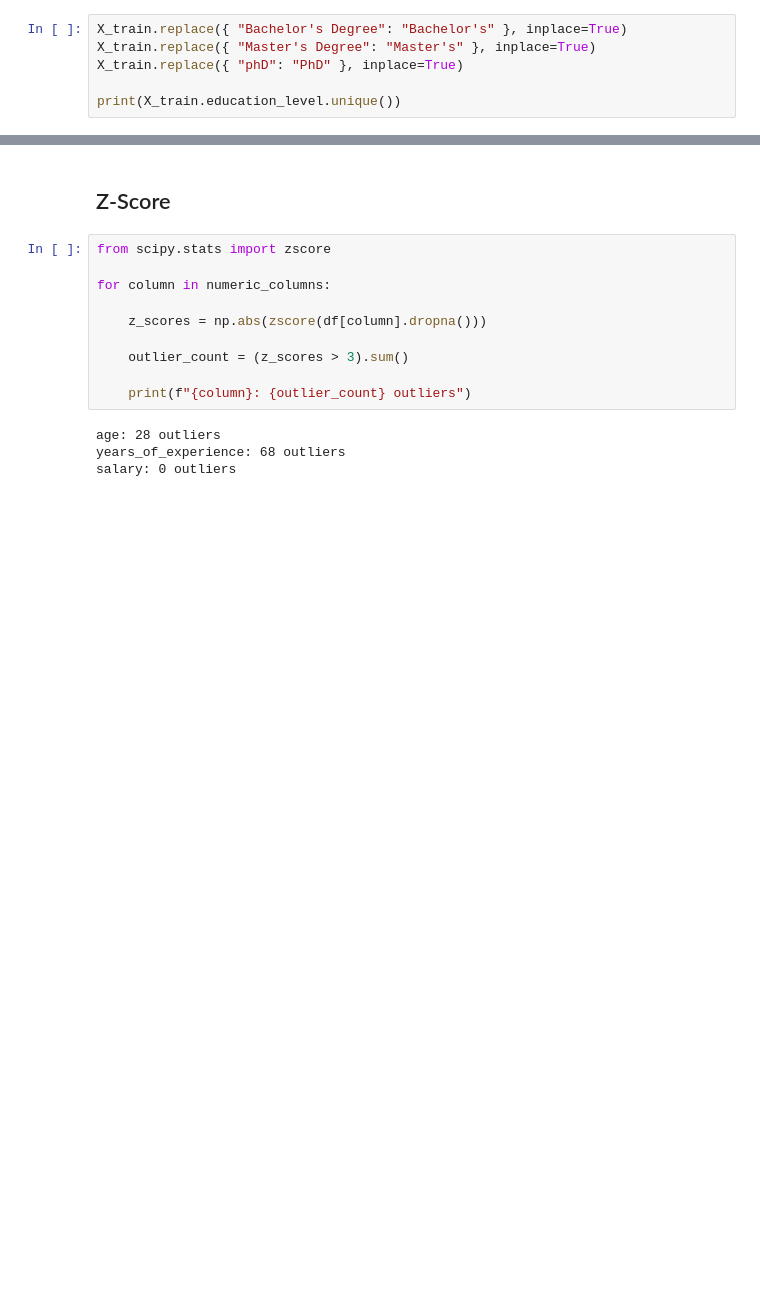
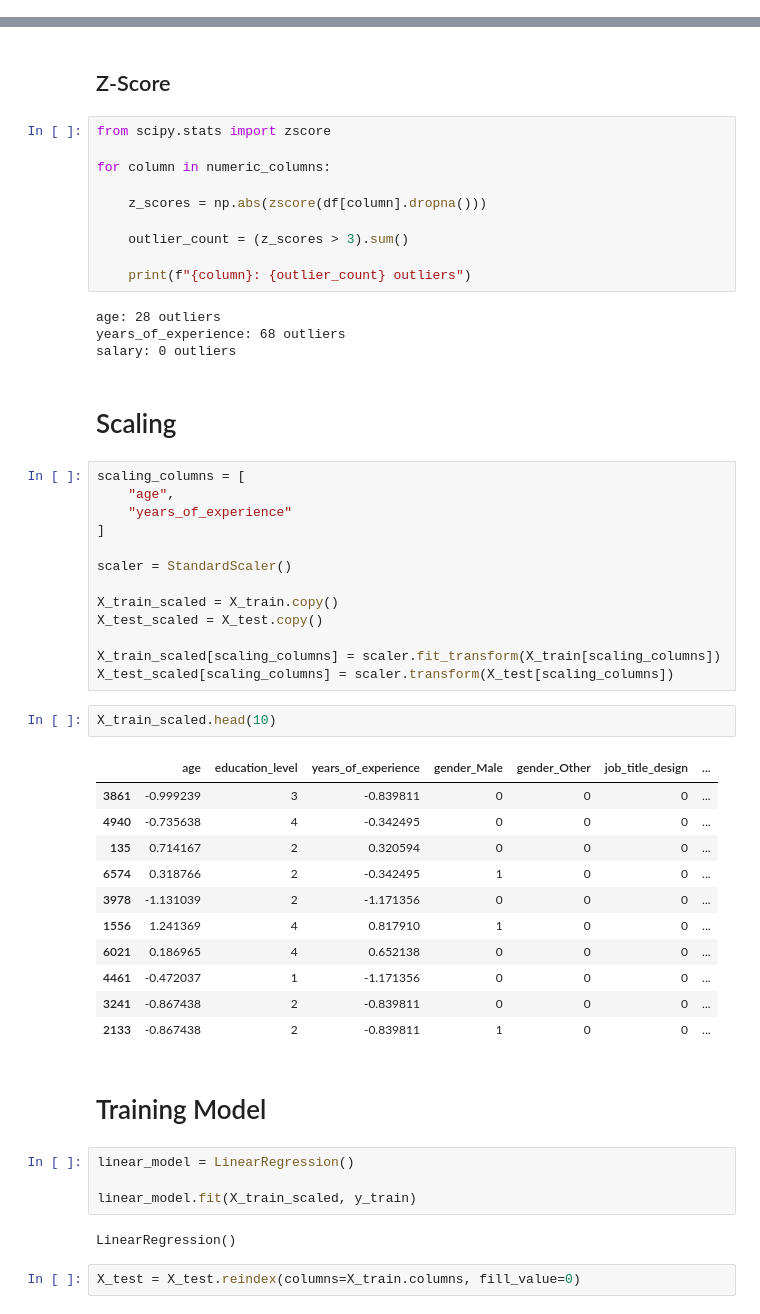
Before and after one commit to mustafagurbuz06/03.11.2026-class, a Jupyter notebook: main.ipynb, the cells around one changed output, grey strips where cells are left out. Cells and saved outputs as stored; diff of their text form; blank space fills up the shorter version.

Commit message:
Model training

```diff
--- a/main.ipynb
+++ b/main.ipynb
@@ -741,6 +735,0 @@ Length: 8, dtype: str
-# %%
-X_train.replace({ "Bachelor's Degree": "Bachelor's" }, inplace=True)
-X_train.replace({ "Master's Degree": "Master's" }, inplace=True)
-X_train.replace({ "phD": "PhD" }, inplace=True)
-
-print(X_train.education_level.unique())
@@ -830,3 +833,42 @@ for column in numeric_columns:
 age: 28 outliers
 years_of_experience: 68 outliers
 salary: 0 outliers
+# %% [markdown]
+# Scaling
+# %%
+scaling_columns = [
+    "age",
+    "years_of_experience"
+]
+
+scaler = StandardScaler()
+
+X_train_scaled = X_train.copy()
+X_test_scaled = X_test.copy()
+
+X_train_scaled[scaling_columns] = scaler.fit_transform(X_train[scaling_columns])
+X_test_scaled[scaling_columns] = scaler.transform(X_test[scaling_columns])
+# %%
+X_train_scaled.head(10)
+# %% [output]
+|  | age | education_level | years_of_experience | gender_Male | gender_Other | job_title_design | ... |
+| 3861 | -0.999239 | 3 | -0.839811 | 0 | 0 | 0 | ... |
+| 4940 | -0.735638 | 4 | -0.342495 | 0 | 0 | 0 | ... |
+| 135 | 0.714167 | 2 | 0.320594 | 0 | 0 | 0 | ... |
+| 6574 | 0.318766 | 2 | -0.342495 | 1 | 0 | 0 | ... |
+| 3978 | -1.131039 | 2 | -1.171356 | 0 | 0 | 0 | ... |
+| 1556 | 1.241369 | 4 | 0.817910 | 1 | 0 | 0 | ... |
+| 6021 | 0.186965 | 4 | 0.652138 | 0 | 0 | 0 | ... |
+| 4461 | -0.472037 | 1 | -1.171356 | 0 | 0 | 0 | ... |
+| 3241 | -0.867438 | 2 | -0.839811 | 0 | 0 | 0 | ... |
+| 2133 | -0.867438 | 2 | -0.839811 | 1 | 0 | 0 | ... |
+# %% [markdown]
+# Training Model
+# %%
+linear_model = LinearRegression()
+
+linear_model.fit(X_train_scaled, y_train)
+# %% [output]
+LinearRegression()
+# %%
+X_test = X_test.reindex(columns=X_train.columns, fill_value=0)
```
Also changed, not shown: parts of 41 cells of this notebook.
